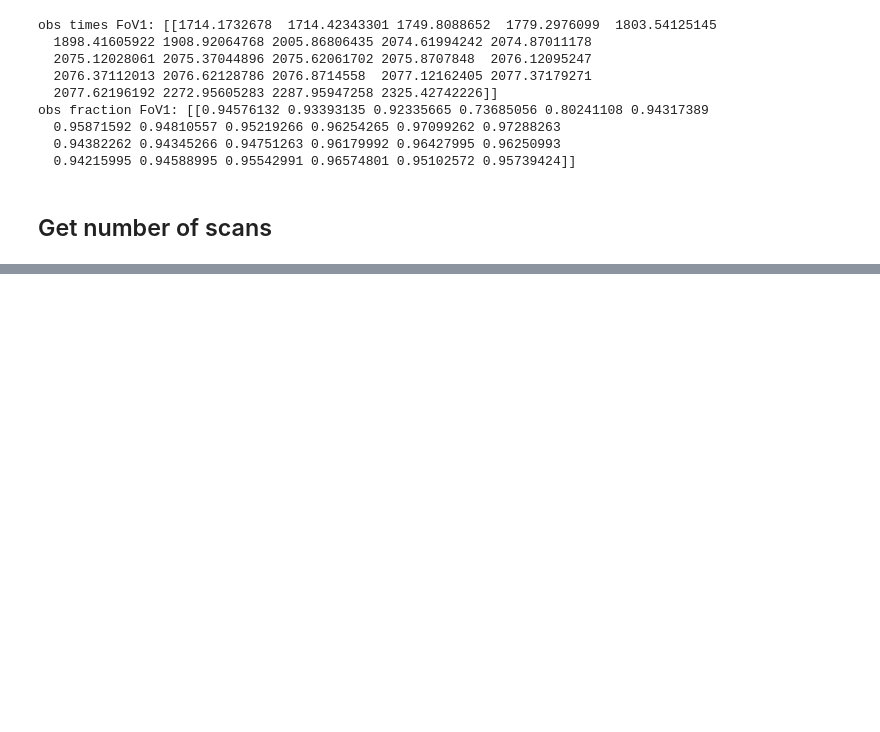
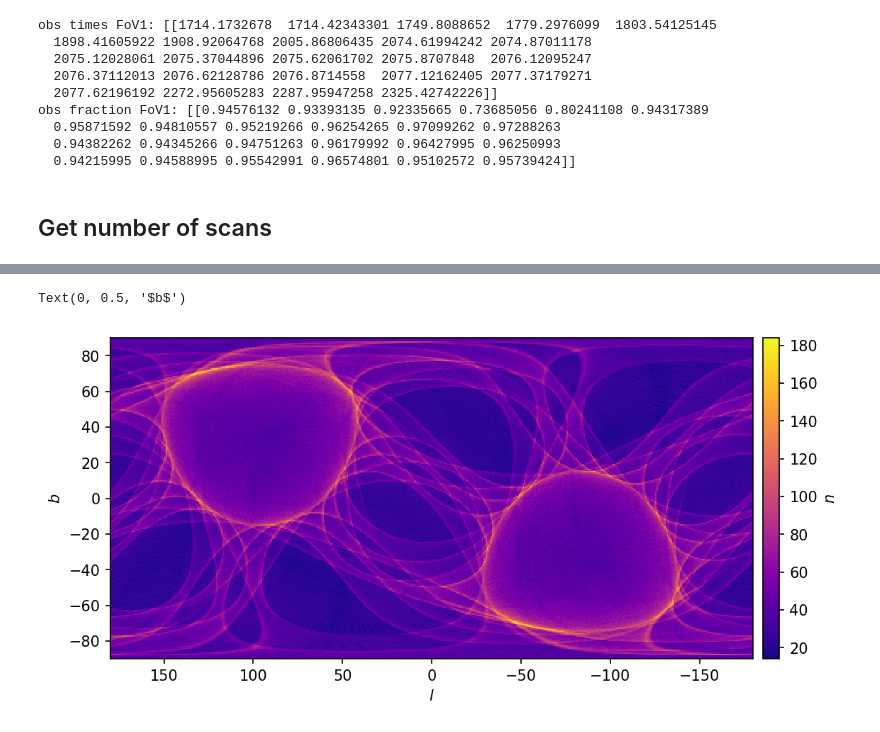
Before and after one commit to gaiaverse/scanninglaw, a Jupyter notebook: scanninglaw/examples/scanninglaw_demo.ipynb, the cells around one changed output, grey strips where cells are left out. Cells and saved outputs as stored; diff of their text form; code cells hidden in the pictures; blank space fills up the shorter version.

```diff
--- a/scanninglaw/examples/scanninglaw_demo.ipynb
+++ b/scanninglaw/examples/scanninglaw_demo.ipynb
@@ -113,0 +127,18 @@ plt.axis('off')
+# %%
+dr3_scans = dr3_sl(coords, return_times=False, return_fractions=False, fov=12, progress=True)
+# %%
+fig = plt.figure(figsize=(12,4), dpi=150)
+
+nscan = dr3_scans['counts'][0]+dr3_scans['counts'][1]
+plt.imshow(nscan[:,::-1],
+        origin='lower',
+        interpolation='nearest',
+        cmap='plasma', aspect='equal',
+        extent=[180,-180,-90,90])
+cbar = plt.colorbar(pad=0.01)
+cbar.set_label(r'$n$')
+
+plt.xlabel('$l$'); plt.ylabel('$b$')
+# %% [output]
+Text(0, 0.5, '$b$')
+[figure, added]
```
Also changed, not shown: parts of 6 cells of this notebook.
